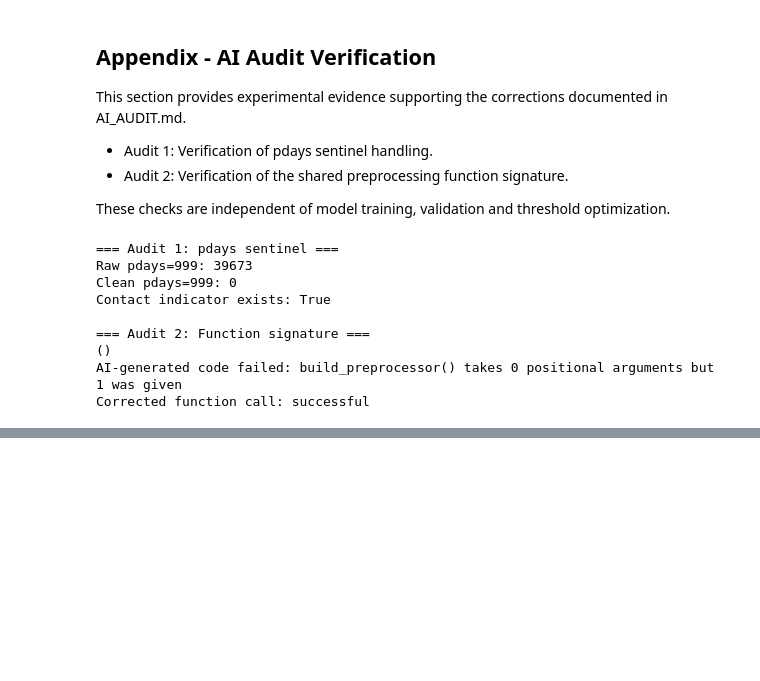
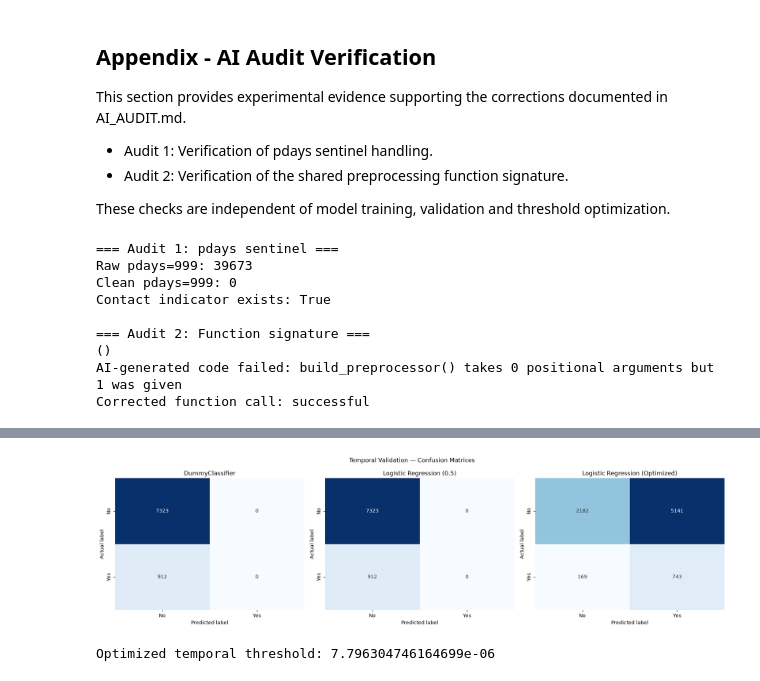
Before and after one commit to ysf-dmk/Bank-Marketing, a Jupyter notebook: Baseline_Model.ipynb, the cells around one changed output, grey strips where cells are left out. Cells and saved outputs as stored; diff of their text form; code cells hidden in the pictures; blank space fills up the shorter version.

Commit message:
Add temporal baseline evaluation and random split comparison

```diff
--- a/Baseline_Model.ipynb
+++ b/Baseline_Model.ipynb
@@ -732,0 +997,44 @@ Corrected function call: successful
+# %%
+import matplotlib.pyplot as plt
+import seaborn as sns
+from sklearn.metrics import confusion_matrix
+
+temporal_predictions = [
+    ("DummyClassifier", y_pred_dummy_time),
+    ("Logistic Regression (0.5)", y_pred_logreg_time),
+    ("Logistic Regression (Optimized)", y_pred_optimized_time)
+]
+
+fig, axes = plt.subplots(1, 3, figsize=(18, 5))
+
+for ax, (name, predictions) in zip(axes, temporal_predictions):
+
+    cm = confusion_matrix(
+        y_val_time,
+        predictions,
+        labels=[0, 1]
+    )
+
+    sns.heatmap(
+        cm,
+        annot=True,
+        fmt="d",
+        cmap="Blues",
+        cbar=False,
+        xticklabels=["No", "Yes"],
+        yticklabels=["No", "Yes"],
+        ax=ax
+    )
+
+    ax.set_title(name)
+    ax.set_xlabel("Predicted label")
+    ax.set_ylabel("Actual label")
+
+plt.suptitle("Temporal Validation — Confusion Matrices")
+plt.tight_layout()
+plt.show()
+
+print("Optimized temporal threshold:", best_threshold_time)
+# %% [output]
+[figure, added]
+Optimized temporal threshold: 7.796304746164699e-06
```
Also changed, not shown: parts of 15 cells of this notebook, 2 other files.
